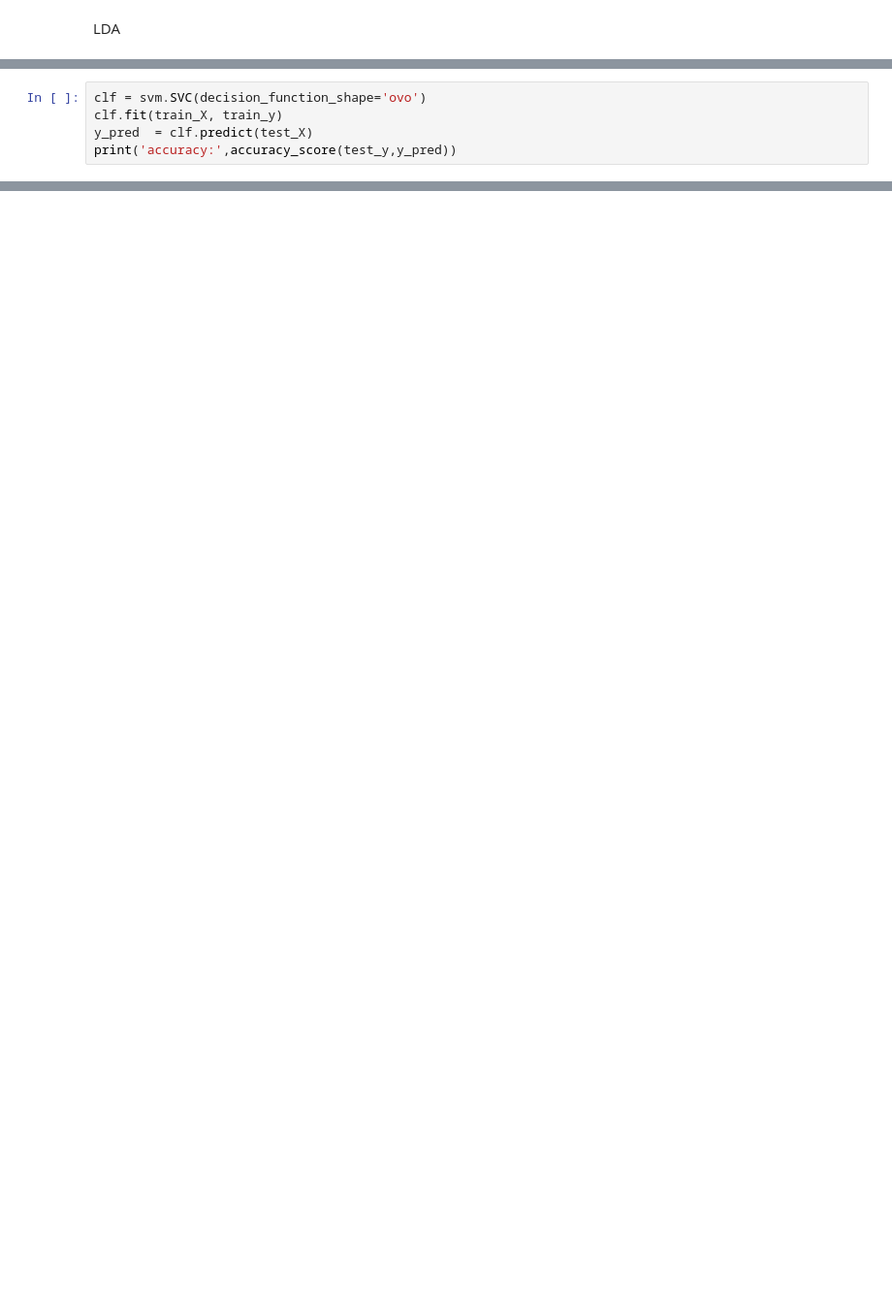
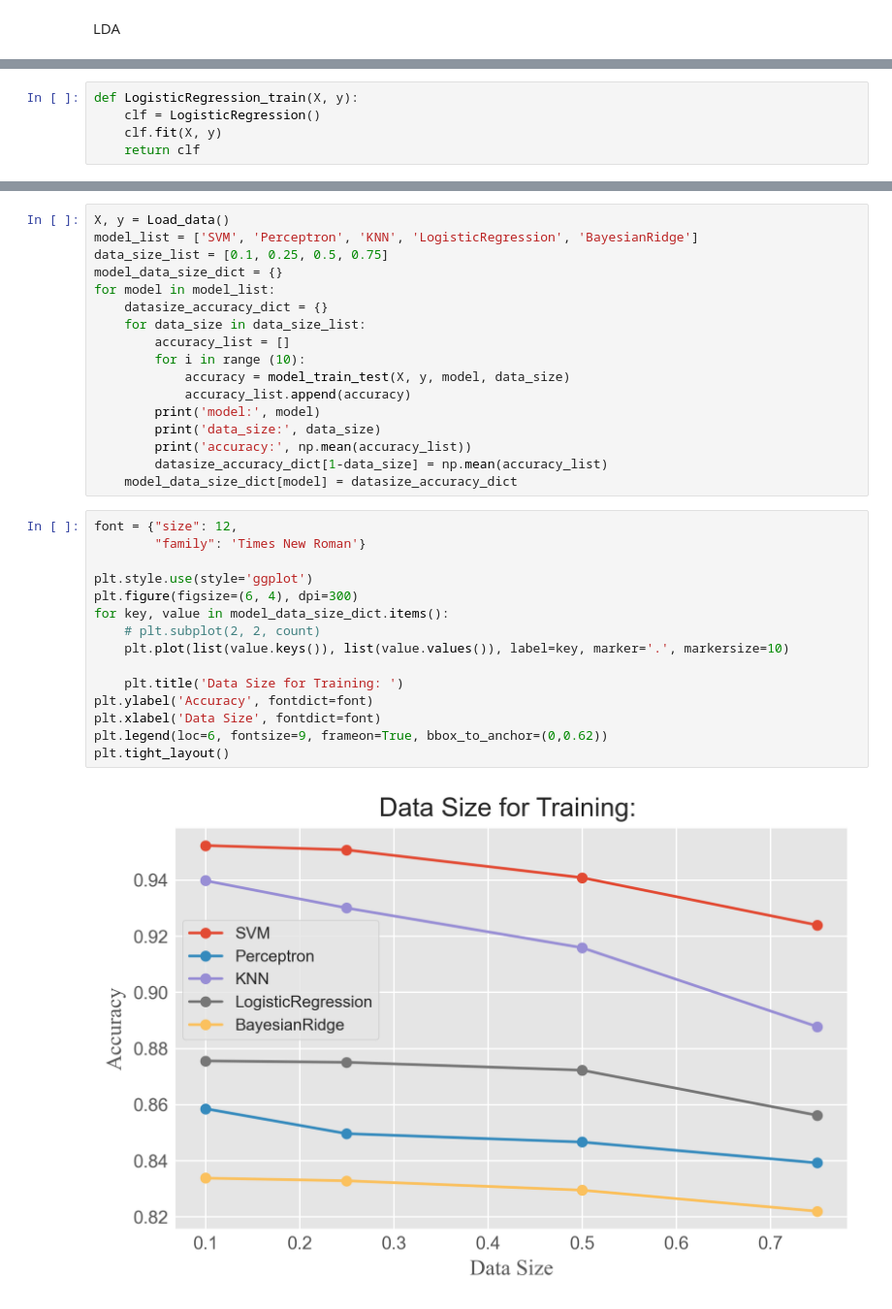
Before and after one commit to wanghchen/CS5487, a Jupyter notebook: Project/CS5487_project.ipynb, the cells around one changed output, grey strips where cells are left out. Shown at 97% size. Drawn from its saved outputs; the diff is of its cells as text; blank space fills up the shorter version.

Commit message:
add some visualizations

```diff
--- a/Project/CS5487_project.ipynb
+++ b/Project/CS5487_project.ipynb
@@ -115,5 +120,0 @@ vocabular package: (2000, 128)
-# %%
-clf = svm.SVC(decision_function_shape='ovo')
-clf.fit(train_X, train_y)
-y_pred  = clf.predict(test_X)
-print('accuracy:',accuracy_score(test_y,y_pred))
@@ -139,0 +132,5 @@ accuracy: 0.6666666666666666
+# %%
+def LogisticRegression_train(X, y):
+    clf = LogisticRegression()
+    clf.fit(X, y)
+    return clf
@@ -139,0 +266,34 @@ accuracy: 0.6666666666666666
+# %%
+X, y = Load_data()
+model_list = ['SVM', 'Perceptron', 'KNN', 'LogisticRegression', 'BayesianRidge']
+data_size_list = [0.1, 0.25, 0.5, 0.75]
+model_data_size_dict = {}
+for model in model_list:
+    datasize_accuracy_dict = {}
+    for data_size in data_size_list:
+        accuracy_list = []
+        for i in range (10):
+            accuracy = model_train_test(X, y, model, data_size)
+            accuracy_list.append(accuracy)
+        print('model:', model)
+        print('data_size:', data_size)
+        print('accuracy:', np.mean(accuracy_list))
+        datasize_accuracy_dict[1-data_size] = np.mean(accuracy_list)
+    model_data_size_dict[model] = datasize_accuracy_dict
+# %%
+font = {"size": 12,
+        "family": 'Times New Roman'}
+
+plt.style.use(style='ggplot')
+plt.figure(figsize=(6, 4), dpi=300)
+for key, value in model_data_size_dict.items():
+    # plt.subplot(2, 2, count)
+    plt.plot(list(value.keys()), list(value.values()), label=key, marker='.', markersize=10)
+
+    plt.title('Data Size for Training: ')
+plt.ylabel('Accuracy', fontdict=font)
+plt.xlabel('Data Size', fontdict=font)
+plt.legend(loc=6, fontsize=9, frameon=True, bbox_to_anchor=(0,0.62))
+plt.tight_layout()
+# %% [output]
+[figure, added]
```
Also changed, not shown: parts of 27 cells of this notebook, 5 other files.
